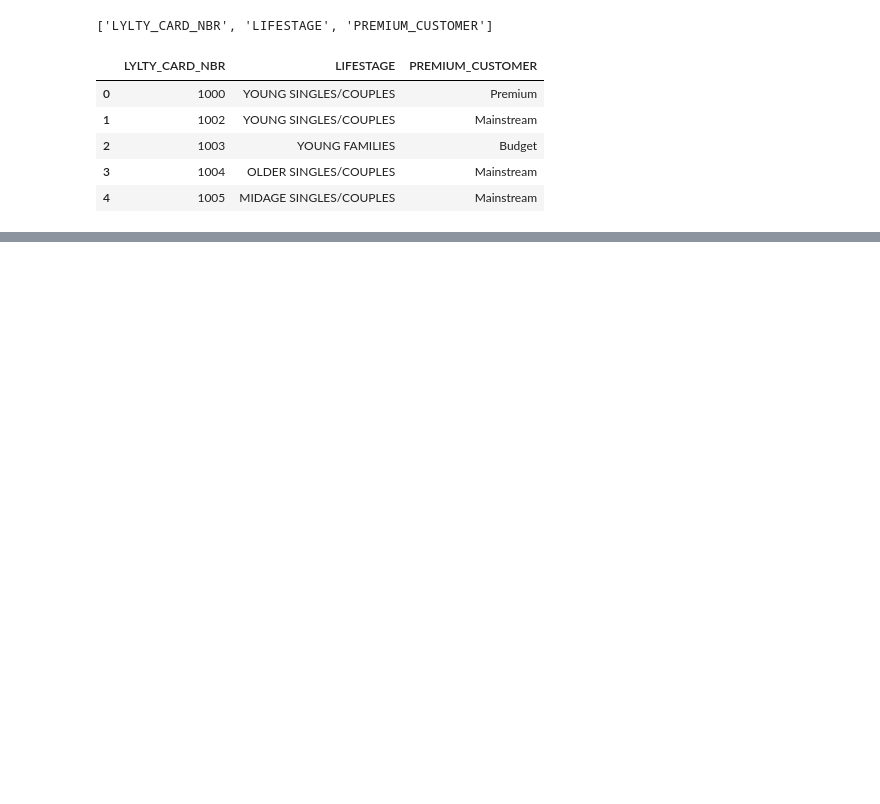
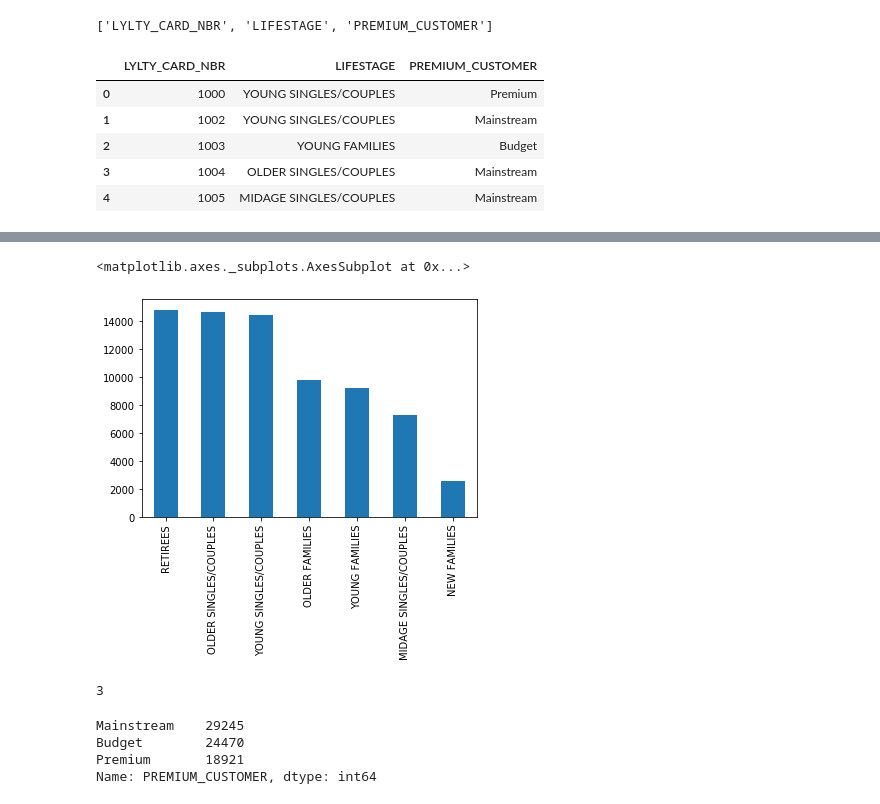
Before and after one commit to Johnson-a-hash/quantium-virtual-program, a Jupyter notebook: Quantium Virtual Internship.ipynb, the cells around one changed output, grey strips where cells are left out. Saved outputs shown, nothing was run; the diff lists cells and outputs as text; code cells hidden in the pictures; blank space fills up the shorter version.

```diff
--- a/Quantium Virtual Internship.ipynb
+++ b/Quantium Virtual Internship.ipynb
@@ -645,0 +686,18 @@ customerData.head()
+# %%
+customerData['LIFESTAGE'].value_counts().plot(kind = 'bar')
+# %% [output]
+<matplotlib.axes._subplots.AxesSubplot at 0x...>
+[figure, added]
+# %%
+# What about the 'PREMIUM_CUSTOMER' column
+
+customerData['PREMIUM_CUSTOMER'].nunique()
+# %% [output]
+3
+# %%
+customerData['PREMIUM_CUSTOMER'].value_counts().sort_values(ascending = False)
+# %% [output]
+Mainstream    29245
+Budget        24470
+Premium       18921
+Name: PREMIUM_CUSTOMER, dtype: int64
```
Also changed, not shown: parts of 14 cells of this notebook.
